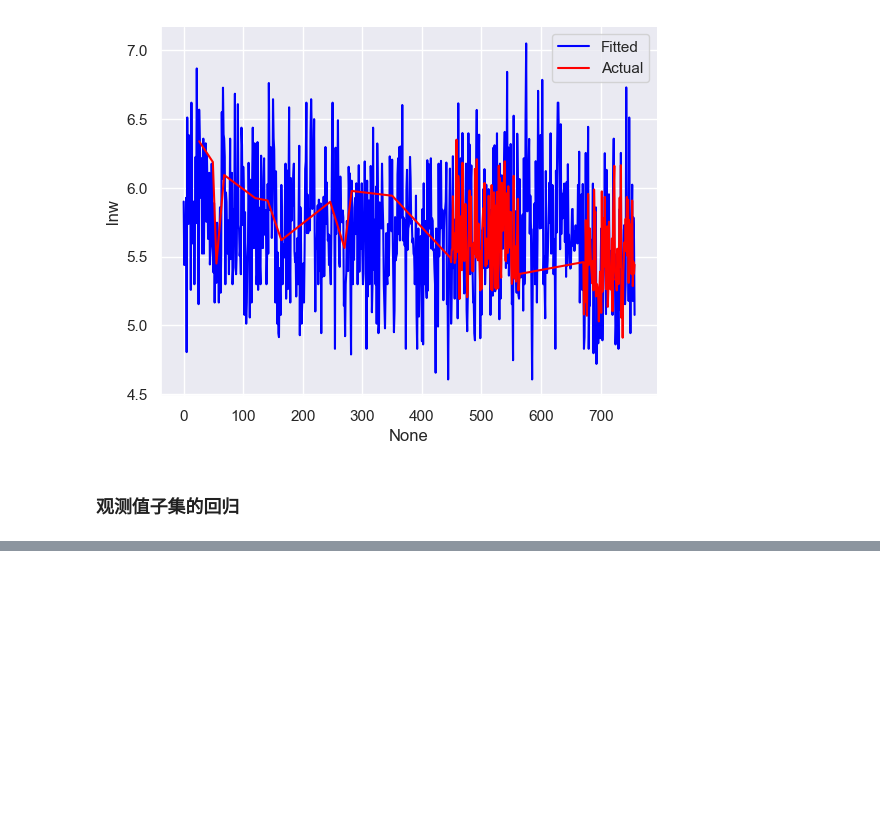
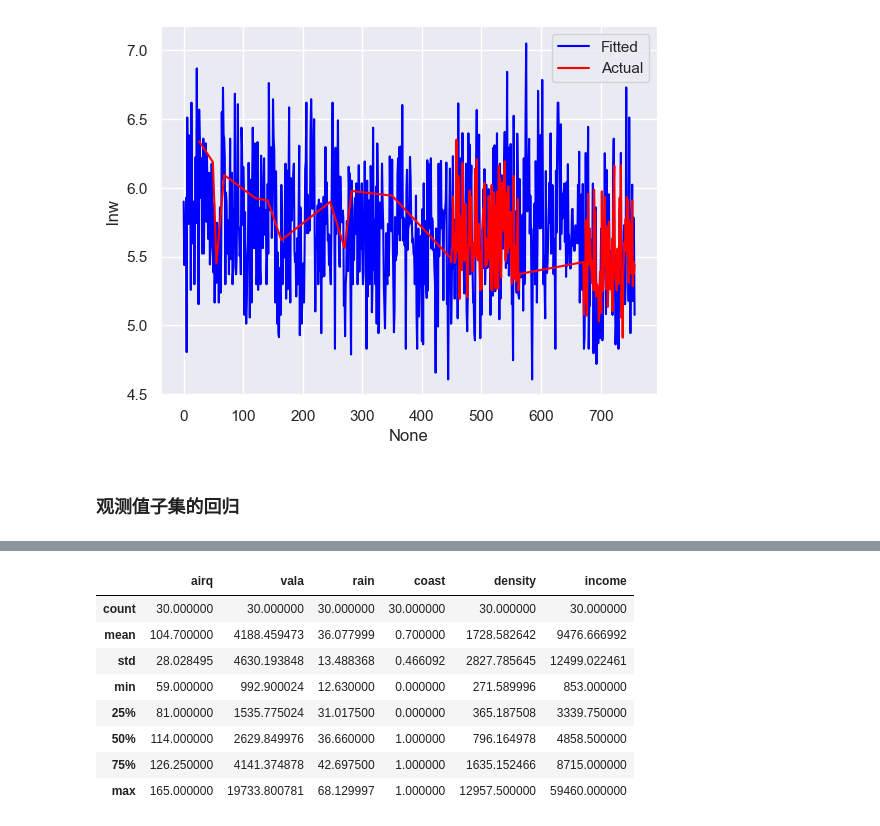
Before and after one commit to watalo/eco-stats, a Jupyter notebook: Econometrics_cq/1_Code/Chapter_05.ipynb, the cells around one changed output, grey strips where cells are left out. Cells and saved outputs as stored; diff of their text form; code cells hidden in the pictures; blank space fills up the shorter version.

```diff
--- a/Econometrics_cq/1_Code/Chapter_05.ipynb
+++ b/Econometrics_cq/1_Code/Chapter_05.ipynb
@@ -444,0 +455,17 @@ Notes:
+# %%
+import pandas as pd
+import numpy as np
+import statsmodels.api as sm
+
+Airq = pd.read_stata('../2_Data/Data-2e/airq.dta')
+Airq.describe()
+# %% [output]
+|  | airq | vala | rain | coast | density | income |
+| count | 30.000000 | 30.000000 | 30.000000 | 30.000000 | 30.000000 | 30.000000 |
+| mean | 104.700000 | 4188.459473 | 36.077999 | 0.700000 | 1728.582642 | 9476.666992 |
+| std | 28.028495 | 4630.193848 | 13.488368 | 0.466092 | 2827.785645 | 12499.022461 |
+| min | 59.000000 | 992.900024 | 12.630000 | 0.000000 | 271.589996 | 853.000000 |
+| 25% | 81.000000 | 1535.775024 | 31.017500 | 0.000000 | 365.187508 | 3339.750000 |
+| 50% | 114.000000 | 2629.849976 | 36.660000 | 1.000000 | 796.164978 | 4858.500000 |
+| 75% | 126.250000 | 4141.374878 | 42.697500 | 1.000000 | 1635.152466 | 8715.000000 |
+| max | 165.000000 | 19733.800781 | 68.129997 | 1.000000 | 12957.500000 | 59460.000000 |
```
Also changed, not shown: parts of 22 cells of this notebook, 2 other files.
